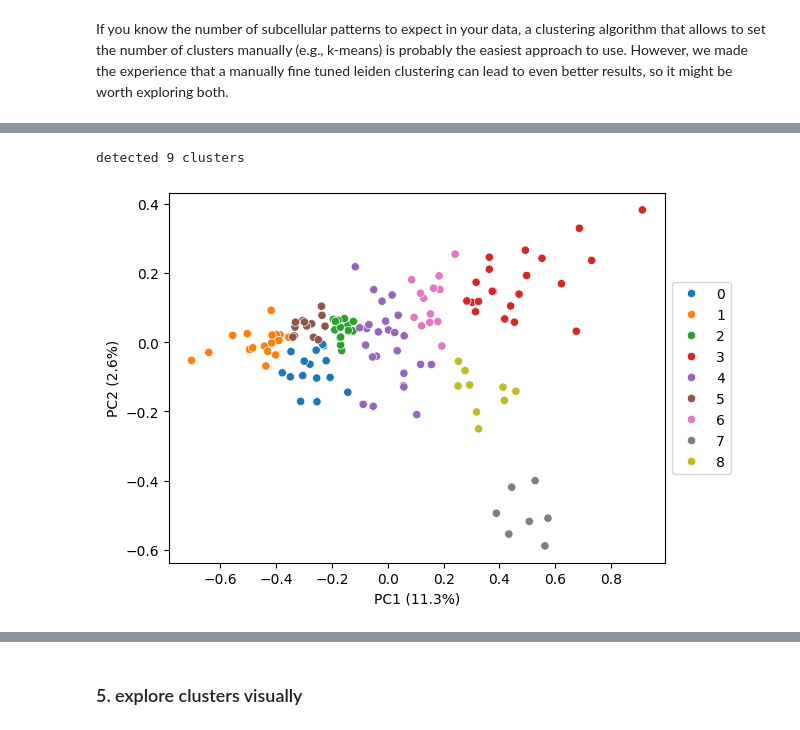
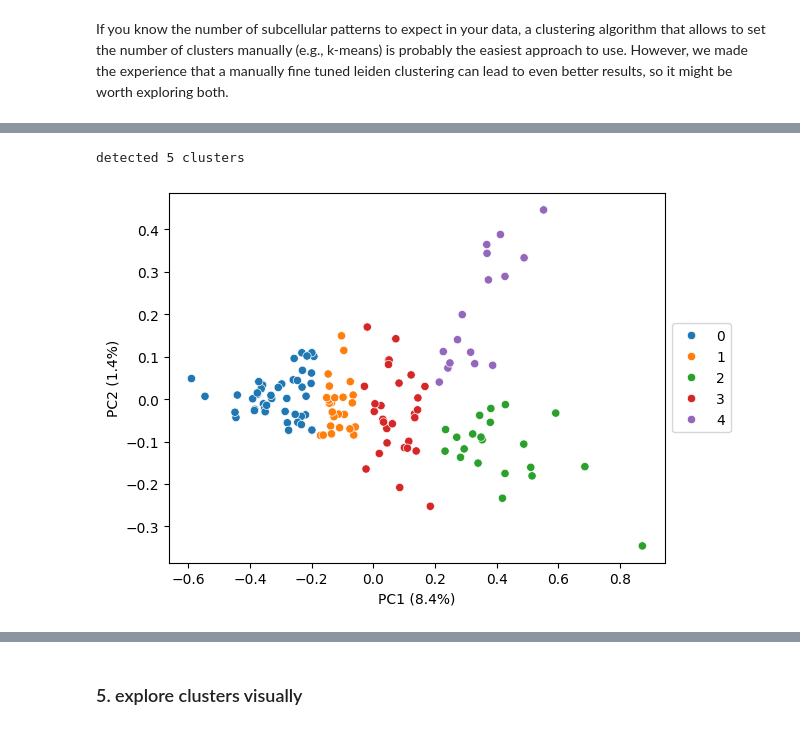
Before and after one commit to rajewsky-lab/pytrance, a Jupyter notebook: docs/tutorials/cell_line_u2os.ipynb, the cells around one changed output, grey strips where cells are left out. Saved outputs shown, nothing was run; the diff lists cells and outputs as text; code cells hidden in the pictures.

```diff
--- a/docs/tutorials/cell_line_u2os.ipynb
+++ b/docs/tutorials/cell_line_u2os.ipynb
@@ -46,10 +36,10 @@ z_key = None
 # %% [markdown]
 The data has to be in anndata format with observations corresponding to single transcripts.
 # %%
-adata_cellular = sc.read_h5ad('data/u2os_merfish.h5ad')
+adata_cellular = pt.data.load_example()
 
 # subset and filter data
-if type(batches) is str:
+if batches == 'all':
     batch_list_str = adata_cellular.obs['batch'].unique()
     batch_list_int = [int(b) for b in batch_list_str]
 else:
@@ -59,7 +49,7 @@ else:
 adata_cellular_filtered = adata_cellular[adata_cellular.obs['batch'].isin(batch_list_str)].copy()
 adata_cellular_filtered.uns['points'] = adata_cellular_filtered.uns['points'][adata_cellular_filtered.uns['points']['batch'].isin(batch_list_int)].copy()
 
-# make one hot encoded matrix for transcripts
+# create one hot encoded matrix for transcripts
 genes_one_hot = OneHotEncoder().fit(np.sort(adata_cellular_filtered.uns['points'][gene_key].unique()).reshape(-1, 1)).transform(adata_cellular_filtered.uns['points'][gene_key].values.reshape(-1, 1))
 
 # create anndata object from dataframe
@@ -74,9 +64,9 @@ del genes_one_hot
 # filter by gene count
 genes_to_keep = adata.var_names[np.asarray(adata.X.sum(axis=0))[0] > min_gene_counts]
 adata = adata[adata.obs[gene_key].isin(genes_to_keep), genes_to_keep].copy()
-#filter by cell counts
+# filter by cell counts
 cell_counts = adata.obs[cell_key].value_counts()
-cells_to_keep = cell_counts.index[(cell_counts > max(min_cell_counts, n_neighbors))]
+cells_to_keep = cell_counts.index[(cell_counts > min_cell_counts)]
 adata = adata[adata.obs[cell_key].isin(cells_to_keep)].copy()
 adata.obs = adata.obs.reset_index(drop=True)
 
@@ -152,9 +163,12 @@ graph_kwargs = {
     'include_self': include_self
     }
 
+loader_generator = Generator()
+loader_generator.manual_seed(RANDOM_SEED)
+
 cell_indices = adata.obs.groupby(cell_key).indices
 data = pt.data.CellData(adata, cell_indices, graph_kwargs, seed=RANDOM_SEED)
-train_loader = DataLoader(data, batch_size=batch_size)
+train_loader = DataLoader(data, batch_size=batch_size, generator=loader_generator)
 # %% [output]
 preparing data loader ...
 setting up torch data set ...
@@ -168,8 +182,10 @@ pt.gnn.train(model,
              optimiser,
              device,
              embeds_shape,
-             epochs,
-             save_steps=None)
+             5,
+             save_steps=None,
+             save_final=False,
+             seed=RANDOM_SEED)
 
 embeds = pt.gnn.compute_embeddings(model, train_loader, embeds_shape)
 # %% [output]
@@ -216,0 +246,2 @@ In our experience, clusters often correspond to cell compartments in which the R
+# %%
+wcss_df, knee = pt.tl.elbow_leiden(embeds_aggregated, return_results=True)
@@ -217,14 +250,15 @@ In our experience, clusters often correspond to cell compartments in which the R
 # %%
-# leiden clustering, default resolution (too granular)
+# leiden clustering
 pt.tl.cluster_gene_embeddings_leiden(
     embeds = embeds_aggregated,
+    resolution = knee,
     n_neighbors = 10,
     adata = adata,
     return_labels = False,
-    key_added='leiden_default',
+    key_added='leiden_elbow',
     seed = RANDOM_SEED)
 
-pt.pl.embedding_pca(adata, embeds_pca, key='leiden_default', pca_model=pca_model, palette='tab10')
+pt.pl.embedding_pca(adata, embeds_pca, key='leiden_elbow', pca_model=pca_model, palette='tab10')
 # %% [output]
-detected 9 clusters
+detected 5 clusters
-[figure, old version]
+[figure, new version]
```
Also changed, not shown: parts of 34 cells of this notebook, 9 other files.
